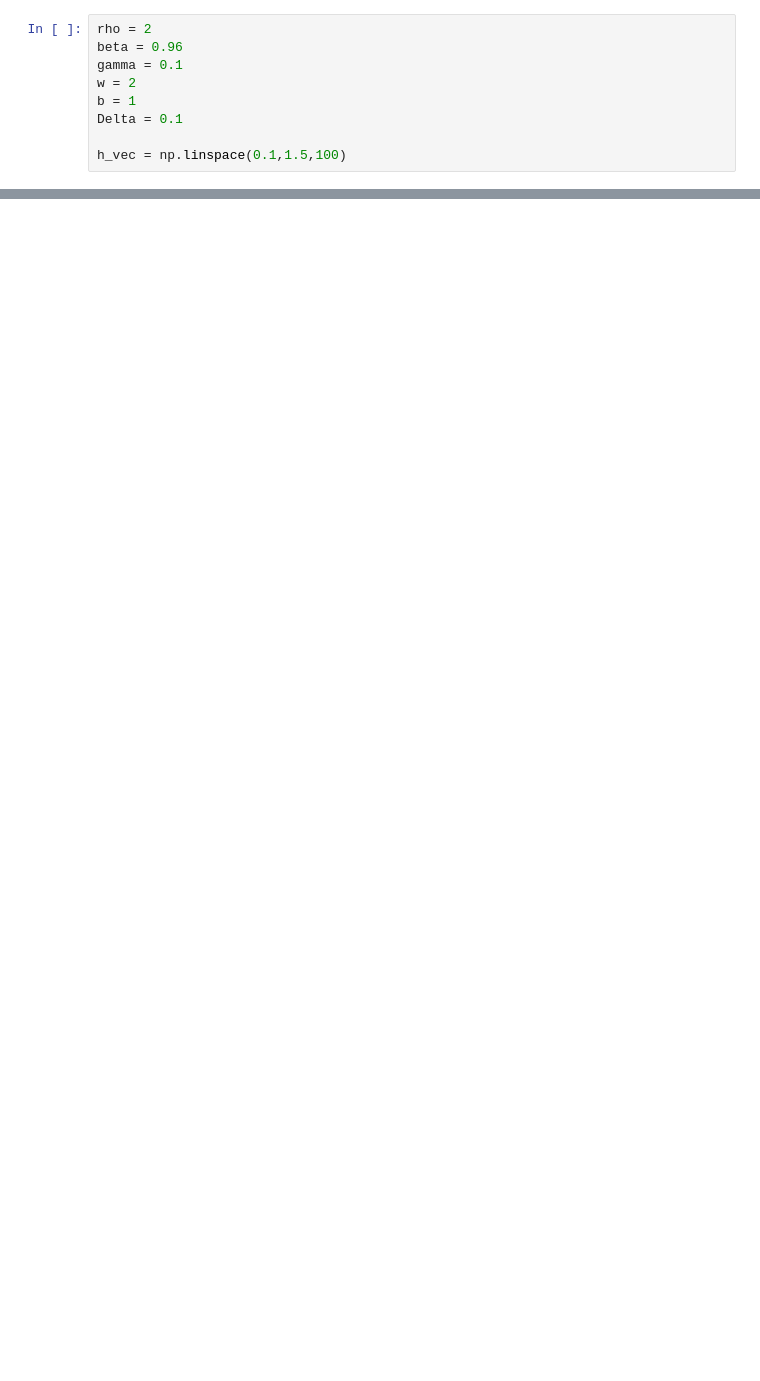
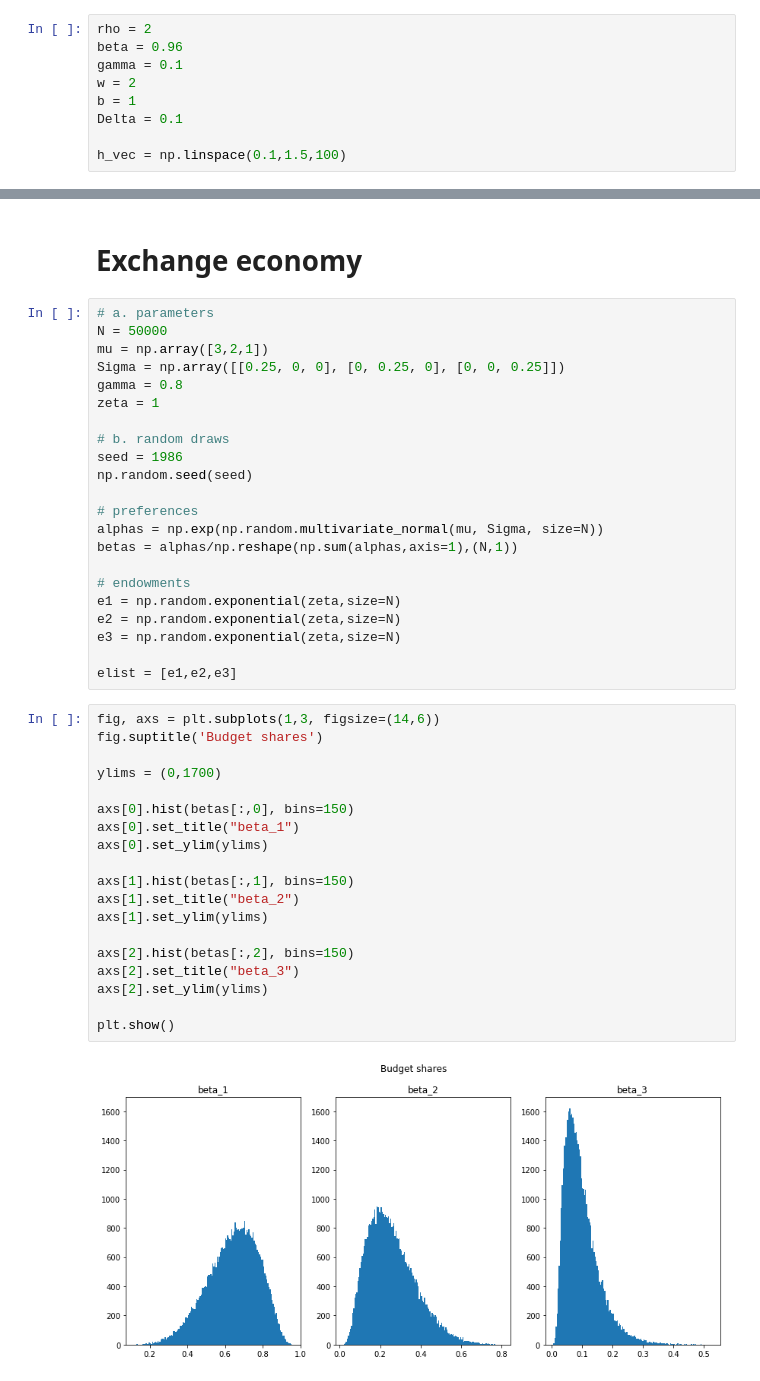
Before and after one commit to s-corfixen/projects-2019-snake-on-3310, a Jupyter notebook: exam/examproject.ipynb, the cells around one changed output, grey strips where cells are left out. Saved outputs shown, nothing was run; the diff lists cells and outputs as text; blank space fills up the shorter version.

```diff
--- a/exam/examproject.ipynb
+++ b/exam/examproject.ipynb
@@ -93,0 +184,45 @@ data = a.solution(a.period1)
+# %% [markdown]
+# Exchange economy
+# %%
+# a. parameters
+N = 50000
+mu = np.array([3,2,1])
+Sigma = np.array([[0.25, 0, 0], [0, 0.25, 0], [0, 0, 0.25]])
+gamma = 0.8
+zeta = 1
+
+# b. random draws
+seed = 1986
+np.random.seed(seed)
+
+# preferences
+alphas = np.exp(np.random.multivariate_normal(mu, Sigma, size=N))
+betas = alphas/np.reshape(np.sum(alphas,axis=1),(N,1))
+
+# endowments
+e1 = np.random.exponential(zeta,size=N)
+e2 = np.random.exponential(zeta,size=N)
+e3 = np.random.exponential(zeta,size=N)
+
+elist = [e1,e2,e3]
+# %%
+fig, axs = plt.subplots(1,3, figsize=(14,6))
+fig.suptitle('Budget shares')
+
+ylims = (0,1700)
+
+axs[0].hist(betas[:,0], bins=150)
+axs[0].set_title("beta_1")
+axs[0].set_ylim(ylims)
+
+axs[1].hist(betas[:,1], bins=150)
+axs[1].set_title("beta_2")
+axs[1].set_ylim(ylims)
+
+axs[2].hist(betas[:,2], bins=150)
+axs[2].set_title("beta_3")
+axs[2].set_ylim(ylims)
+
+plt.show()
+# %% [output]
+[figure, added]
```
Also changed, not shown: parts of 25 cells of this notebook, 1 other file.
